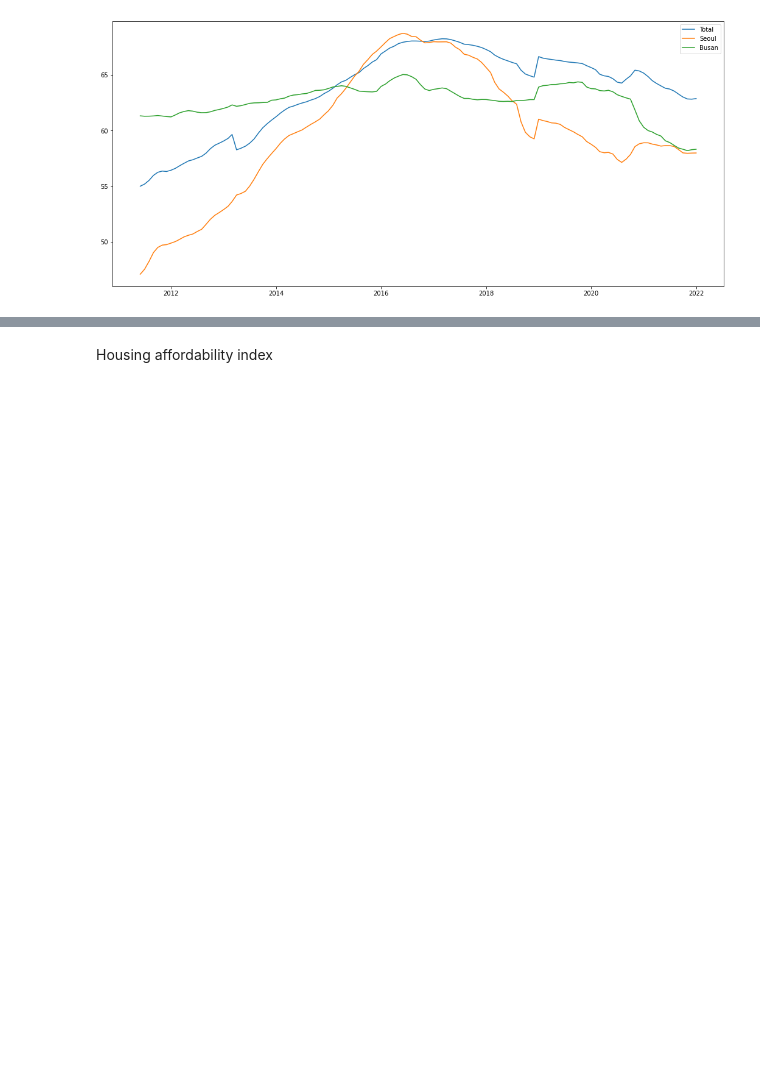
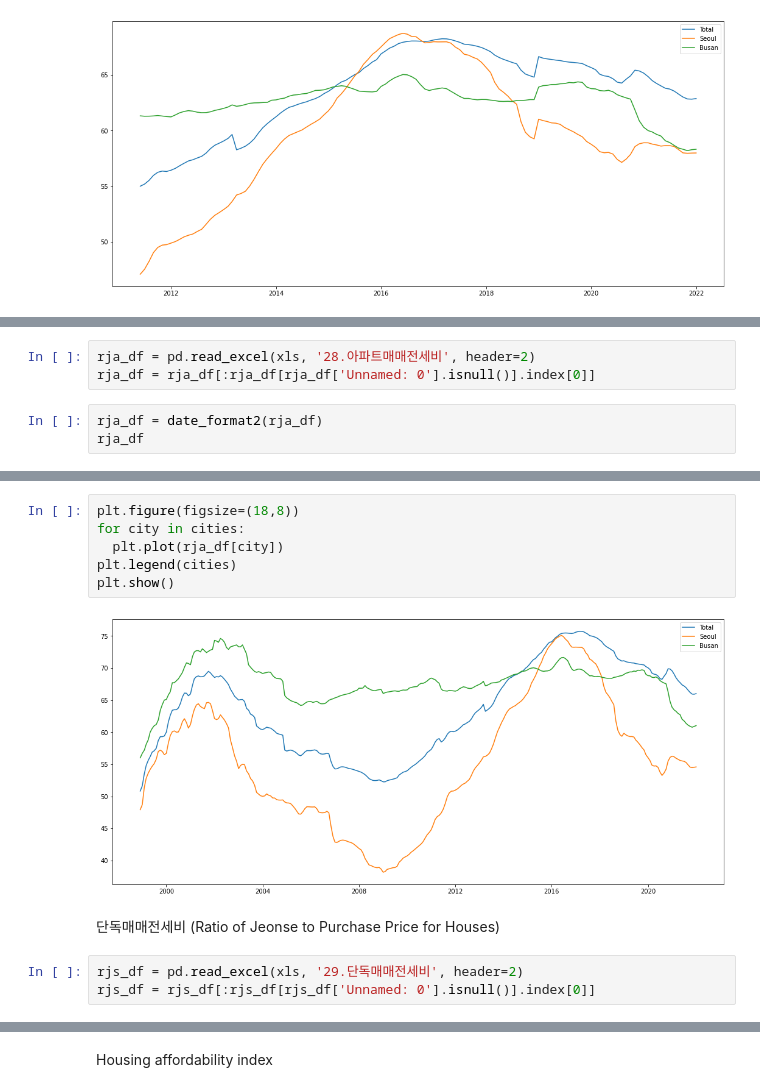
Before and after one commit to yeonghun00/real-estate, a Jupyter notebook: my.ipynb, the cells around one changed output, grey strips where cells are left out. Cells and saved outputs as stored; diff of their text form; blank space fills up the shorter version.

```diff
--- a/my.ipynb
+++ b/my.ipynb
@@ -165,0 +160,6 @@ plt.show()
+# %%
+rja_df = pd.read_excel(xls, '28.아파트매매전세비', header=2)
+rja_df = rja_df[:rja_df[rja_df['Unnamed: 0'].isnull()].index[0]]
+# %%
+rja_df = date_format2(rja_df)
+rja_df
@@ -165,0 +181,13 @@ plt.show()
+# %%
+plt.figure(figsize=(18,8))
+for city in cities:
+  plt.plot(rja_df[city])
+plt.legend(cities)
+plt.show()
+# %% [output]
+[figure, added]
+# %% [markdown]
+단독매매전세비 (Ratio of Jeonse to Purchase Price for Houses)
+# %%
+rjs_df = pd.read_excel(xls, '29.단독매매전세비', header=2)
+rjs_df = rjs_df[:rjs_df[rjs_df['Unnamed: 0'].isnull()].index[0]]
```
Also changed, not shown: parts of 12 cells of this notebook.
